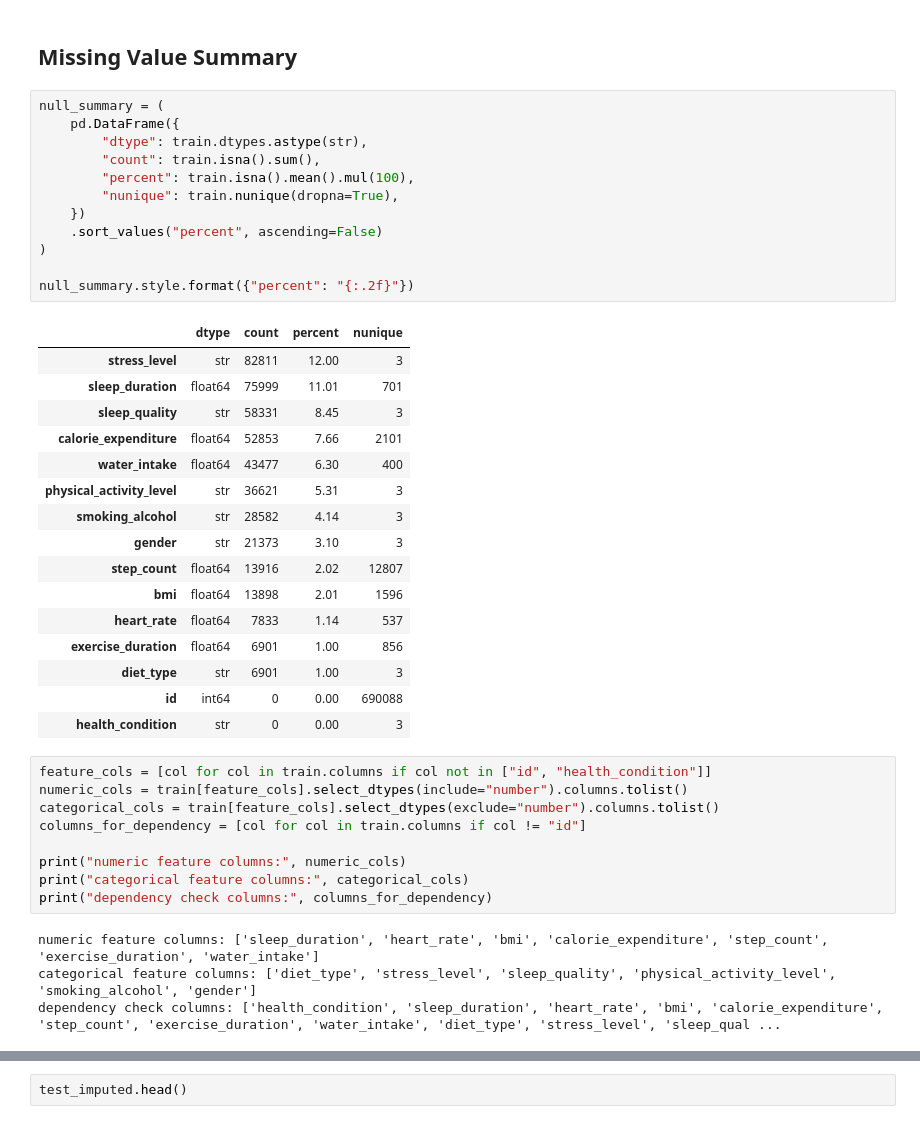
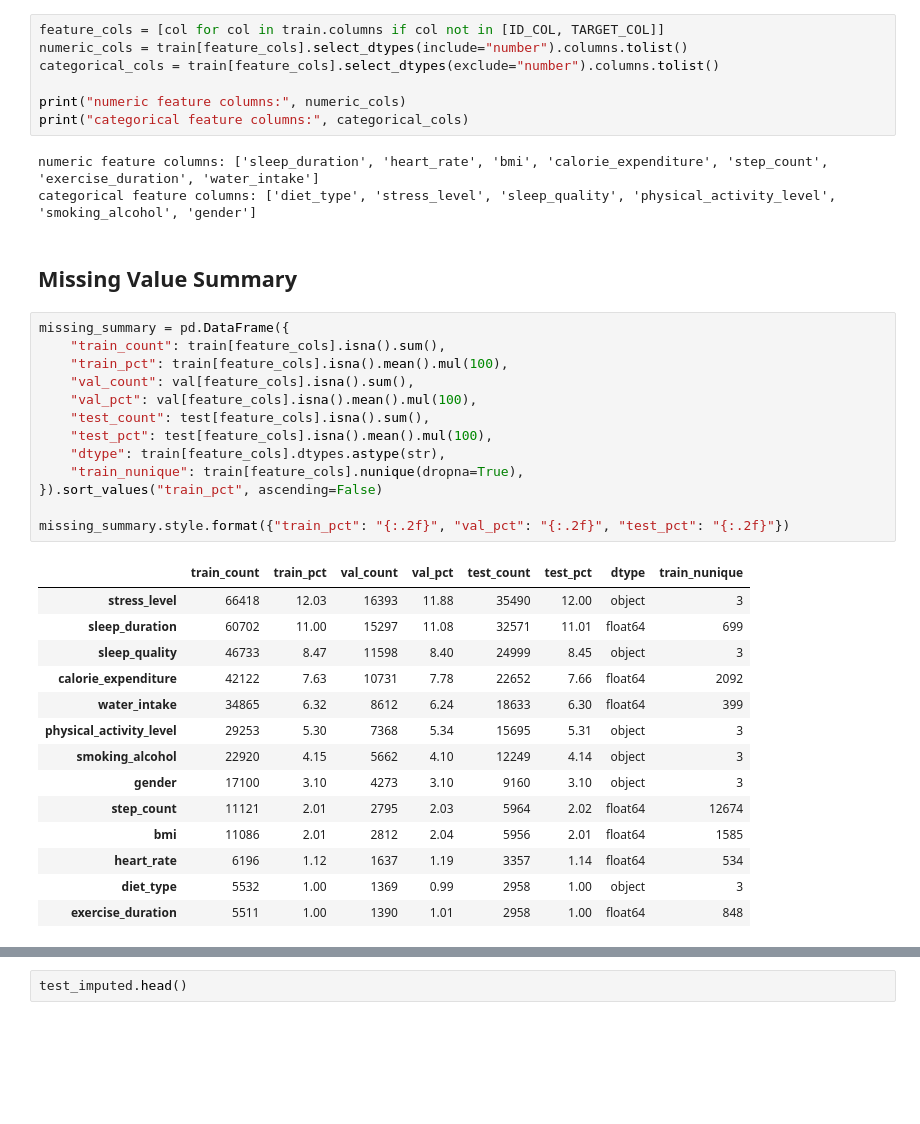
Before and after one commit to 4rajravi/health-risk, a Jupyter notebook: data_null.ipynb, the cells around one changed output, grey strips where cells are left out. Cells and saved outputs as stored; diff of their text form; blank space fills up the shorter version.

```diff
--- a/data_null.ipynb
+++ b/data_null.ipynb
@@ -24,46 +36,42 @@ train shape: (690088, 15)
 test shape: (295753, 14)
+# %%
+feature_cols = [col for col in train.columns if col not in [ID_COL, TARGET_COL]]
+numeric_cols = train[feature_cols].select_dtypes(include="number").columns.tolist()
+categorical_cols = train[feature_cols].select_dtypes(exclude="number").columns.tolist()
+
+print("numeric feature columns:", numeric_cols)
+print("categorical feature columns:", categorical_cols)
+# %% [output]
+numeric feature columns: ['sleep_duration', 'heart_rate', 'bmi', 'calorie_expenditure', 'step_count', 'exercise_duration', 'water_intake']
+categorical feature columns: ['diet_type', 'stress_level', 'sleep_quality', 'physical_activity_level', 'smoking_alcohol', 'gender']
 # %% [markdown]
 ## Missing Value Summary
-# %%
-null_summary = (
-    pd.DataFrame({
-        "dtype": train.dtypes.astype(str),
-        "count": train.isna().sum(),
-        "percent": train.isna().mean().mul(100),
-        "nunique": train.nunique(dropna=True),
-    })
-    .sort_values("percent", ascending=False)
-)
-
-null_summary.style.format({"percent": "{:.2f}"})
-# %% [output]
-|  | dtype | count | percent | nunique |
-| stress_level | str | 82811 | 12.00 | 3 |
-| sleep_duration | float64 | 75999 | 11.01 | 701 |
-| sleep_quality | str | 58331 | 8.45 | 3 |
-| calorie_expenditure | float64 | 52853 | 7.66 | 2101 |
-| water_intake | float64 | 43477 | 6.30 | 400 |
-| physical_activity_level | str | 36621 | 5.31 | 3 |
-| smoking_alcohol | str | 28582 | 4.14 | 3 |
-| gender | str | 21373 | 3.10 | 3 |
-| step_count | float64 | 13916 | 2.02 | 12807 |
-| bmi | float64 | 13898 | 2.01 | 1596 |
-| heart_rate | float64 | 7833 | 1.14 | 537 |
-| exercise_duration | float64 | 6901 | 1.00 | 856 |
-| diet_type | str | 6901 | 1.00 | 3 |
-| id | int64 | 0 | 0.00 | 690088 |
-| health_condition | str | 0 | 0.00 | 3 |
-# %%
-feature_cols = [col for col in train.columns if col not in ["id", "health_condition"]]
-numeric_cols = train[feature_cols].select_dtypes(include="number").columns.tolist()
-categorical_cols = train[feature_cols].select_dtypes(exclude="number").columns.tolist()
-columns_for_dependency = [col for col in train.columns if col != "id"]
-
-print("numeric feature columns:", numeric_cols)
-print("categorical feature columns:", categorical_cols)
-print("dependency check columns:", columns_for_dependency)
-# %% [output]
-numeric feature columns: ['sleep_duration', 'heart_rate', 'bmi', 'calorie_expenditure', 'step_count', 'exercise_duration', 'water_intake']
-categorical feature columns: ['diet_type', 'stress_level', 'sleep_quality', 'physical_activity_level', 'smoking_alcohol', 'gender']
-dependency check columns: ['health_condition', 'sleep_duration', 'heart_rate', 'bmi', 'calorie_expenditure', 'step_count', 'exercise_duration', 'water_intake', 'diet_type', 'stress_level', 'sleep_qual ...
+# %%
+missing_summary = pd.DataFrame({
+    "train_count": train[feature_cols].isna().sum(),
+    "train_pct": train[feature_cols].isna().mean().mul(100),
+    "val_count": val[feature_cols].isna().sum(),
+    "val_pct": val[feature_cols].isna().mean().mul(100),
+    "test_count": test[feature_cols].isna().sum(),
+    "test_pct": test[feature_cols].isna().mean().mul(100),
+    "dtype": train[feature_cols].dtypes.astype(str),
+    "train_nunique": train[feature_cols].nunique(dropna=True),
+}).sort_values("train_pct", ascending=False)
+
+missing_summary.style.format({"train_pct": "{:.2f}", "val_pct": "{:.2f}", "test_pct": "{:.2f}"})
+# %% [output]
+|  | train_count | train_pct | val_count | val_pct | test_count | test_pct | dtype | train_nunique |
+| stress_level | 66418 | 12.03 | 16393 | 11.88 | 35490 | 12.00 | object | 3 |
+| sleep_duration | 60702 | 11.00 | 15297 | 11.08 | 32571 | 11.01 | float64 | 699 |
+| sleep_quality | 46733 | 8.47 | 11598 | 8.40 | 24999 | 8.45 | object | 3 |
+| calorie_expenditure | 42122 | 7.63 | 10731 | 7.78 | 22652 | 7.66 | float64 | 2092 |
+| water_intake | 34865 | 6.32 | 8612 | 6.24 | 18633 | 6.30 | float64 | 399 |
+| physical_activity_level | 29253 | 5.30 | 7368 | 5.34 | 15695 | 5.31 | object | 3 |
+| smoking_alcohol | 22920 | 4.15 | 5662 | 4.10 | 12249 | 4.14 | object | 3 |
+| gender | 17100 | 3.10 | 4273 | 3.10 | 9160 | 3.10 | object | 3 |
+| step_count | 11121 | 2.01 | 2795 | 2.03 | 5964 | 2.02 | float64 | 12674 |
+| bmi | 11086 | 2.01 | 2812 | 2.04 | 5956 | 2.01 | float64 | 1585 |
+| heart_rate | 6196 | 1.12 | 1637 | 1.19 | 3357 | 1.14 | float64 | 534 |
+| diet_type | 5532 | 1.00 | 1369 | 0.99 | 2958 | 1.00 | object | 3 |
+| exercise_duration | 5511 | 1.00 | 1390 | 1.01 | 2958 | 1.00 | float64 | 848 |
 # %% [markdown]
```
Also changed, not shown: parts of 23 cells of this notebook, 7 other files.
